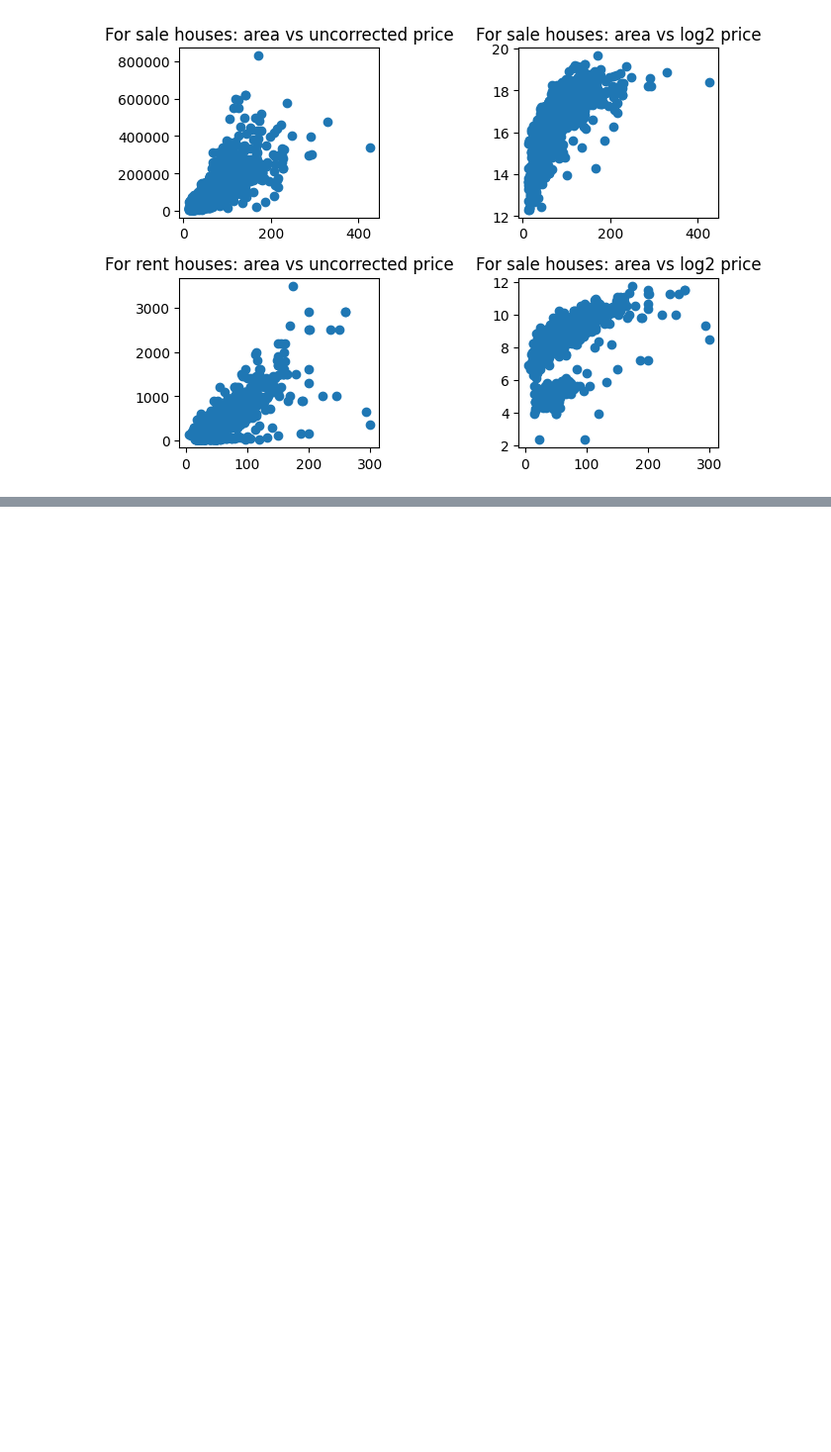
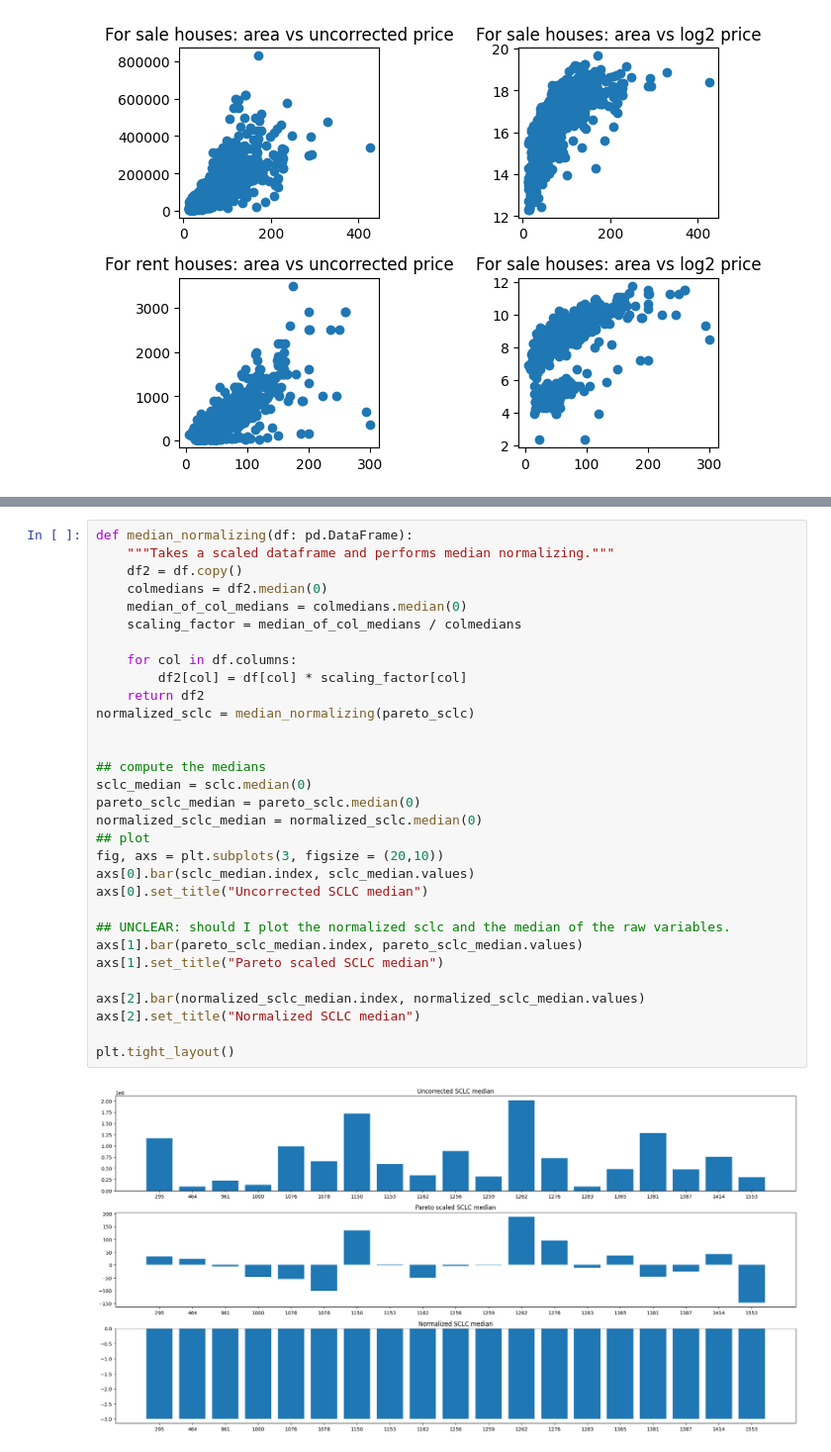
Before and after one commit to Abeoseh/machine-learning, a Jupyter notebook: homework/assignment2/MedianNormalize.ipynb, the cells around one changed output, grey strips where cells are left out. Shown at 99% size. Saved outputs shown, nothing was run; the diff lists cells and outputs as text; blank space fills up the shorter version.

```diff
--- a/homework/assignment2/MedianNormalize.ipynb
+++ b/homework/assignment2/MedianNormalize.ipynb
@@ -125,0 +179,33 @@ plt.show()
+# %%
+def median_normalizing(df: pd.DataFrame):
+    """Takes a scaled dataframe and performs median normalizing."""
+    df2 = df.copy()
+    colmedians = df2.median(0)
+    median_of_col_medians = colmedians.median(0)
+    scaling_factor = median_of_col_medians / colmedians
+
+    for col in df.columns:
+        df2[col] = df[col] * scaling_factor[col]
+    return df2
+normalized_sclc = median_normalizing(pareto_sclc)
+
+
+## compute the medians
+sclc_median = sclc.median(0)
+pareto_sclc_median = pareto_sclc.median(0)
+normalized_sclc_median = normalized_sclc.median(0)
+## plot
+fig, axs = plt.subplots(3, figsize = (20,10))
+axs[0].bar(sclc_median.index, sclc_median.values)
+axs[0].set_title("Uncorrected SCLC median")
+
+## UNCLEAR: should I plot the normalized sclc and the median of the raw variables.
+axs[1].bar(pareto_sclc_median.index, pareto_sclc_median.values)
+axs[1].set_title("Pareto scaled SCLC median")
+
+axs[2].bar(normalized_sclc_median.index, normalized_sclc_median.values)
+axs[2].set_title("Normalized SCLC median")
+
+plt.tight_layout()
+# %% [output]
+[figure, added]
```
Also changed, not shown: parts of 5 cells of this notebook.
